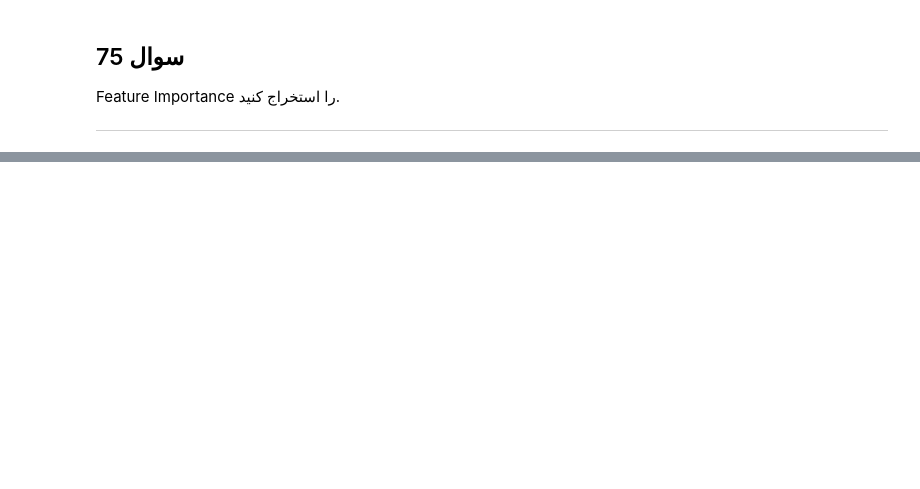
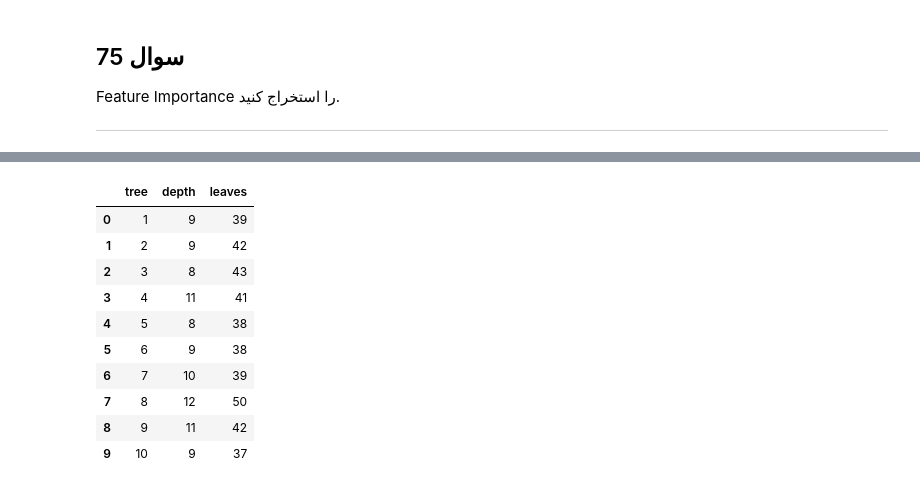
Before and after one commit to dorsa6dsn/DM-tasks, a Jupyter notebook: 003_Modeling/main.ipynb, the cells around one changed output, grey strips where cells are left out. Cells and saved outputs as stored; diff of their text form; code cells hidden in the pictures; blank space fills up the shorter version.

```diff
--- a/003_Modeling/main.ipynb
+++ b/003_Modeling/main.ipynb
@@ -922,5 +936,5 @@ array([0.06691373, 0.0650974 , 0.29578911, 0.05273806, 0.08045424,
 
 ---
 # %%
-model3 = RandomForestClassifier().fit(X_train, y_train)
+model3 = RandomForestClassifier(n_estimators=100).fit(X_train, y_train)
 y_pred3 = model3.predict(X_test)
@@ -942,0 +990,23 @@ Feature Importance را استخراج کنید.
+# %%
+# ten_trees = model3.estimators_[:10]
+result = []
+for index, tree in enumerate(model3.estimators_[:10]):
+    result.append({'tree': index + 1,
+                   'depth': tree.get_depth(),
+                   'leaves': tree.get_n_leaves()
+                   })
+
+df_result = pd.DataFrame(result)
+df_result
+# %% [output]
+|  | tree | depth | leaves |
+| 0 | 1 | 9 | 39 |
+| 1 | 2 | 9 | 42 |
+| 2 | 3 | 8 | 43 |
+| 3 | 4 | 11 | 41 |
+| 4 | 5 | 8 | 38 |
+| 5 | 6 | 9 | 38 |
+| 6 | 7 | 10 | 39 |
+| 7 | 8 | 12 | 50 |
+| 8 | 9 | 11 | 42 |
+| 9 | 10 | 9 | 37 |
```
Also changed, not shown: parts of 28 cells of this notebook.
